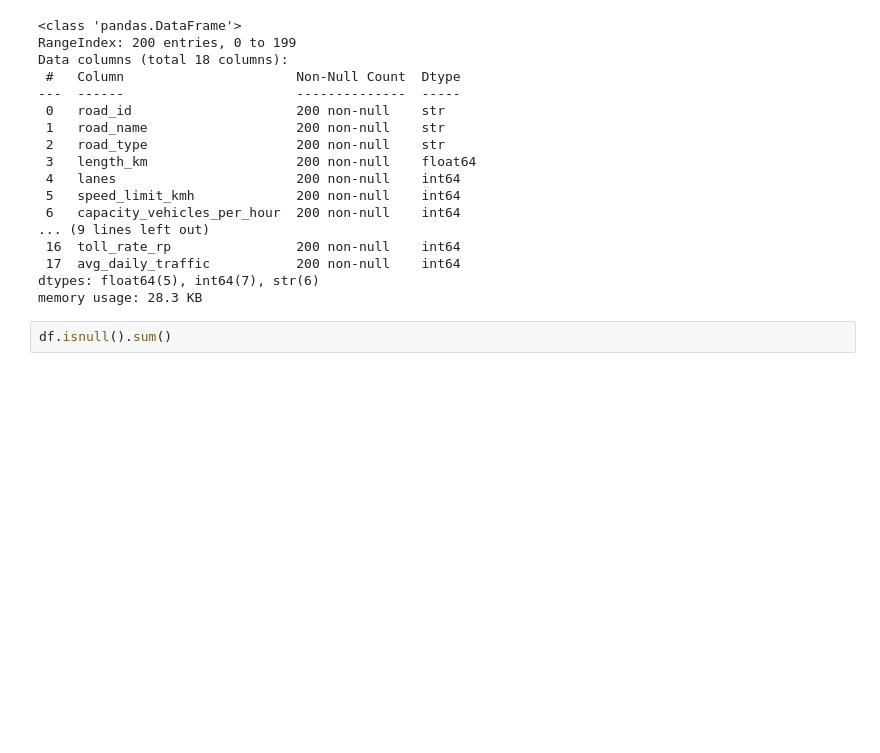
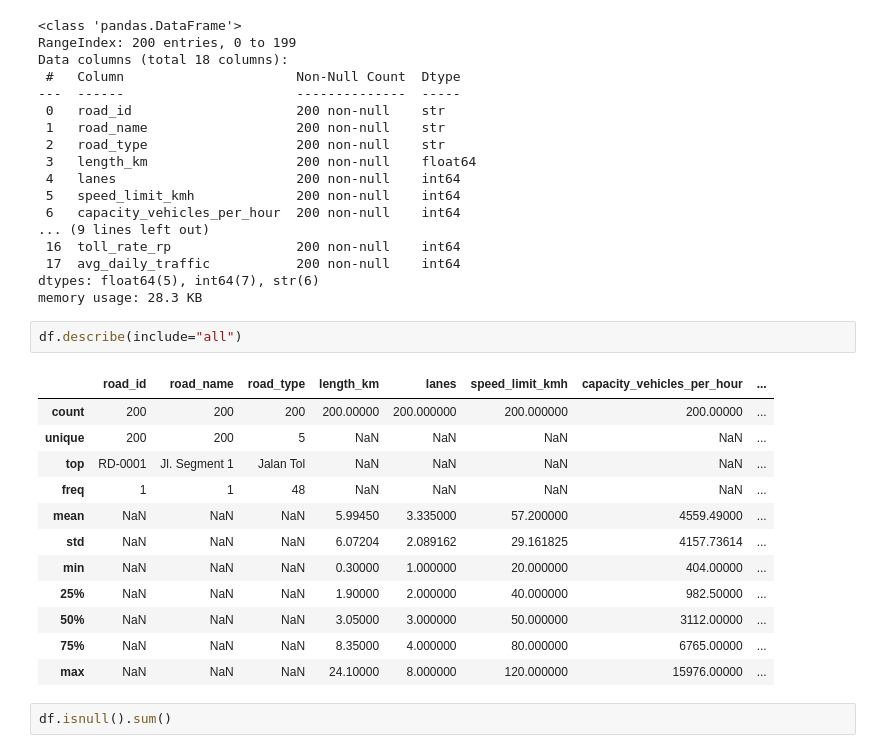
Before and after one commit to shejinshajahan007-afk/repo0517, a Jupyter notebook: main.ipynb, the cells around one changed output. Drawn from its saved outputs; the diff is of its cells as text; blank space fills up the shorter version.

```diff
--- a/main.ipynb
+++ b/main.ipynb
@@ -41,6 +53,21 @@ Data columns (total 18 columns):
  17  avg_daily_traffic           200 non-null    int64
 dtypes: float64(5), int64(7), str(6)
 memory usage: 28.3 KB
+# %%
+df.describe(include="all")
+# %% [output]
+|  | road_id | road_name | road_type | length_km | lanes | speed_limit_kmh | capacity_vehicles_per_hour | ... |
+| count | 200 | 200 | 200 | 200.00000 | 200.000000 | 200.000000 | 200.00000 | ... |
+| unique | 200 | 200 | 5 | NaN | NaN | NaN | NaN | ... |
+| top | RD-0001 | Jl. Segment 1 | Jalan Tol | NaN | NaN | NaN | NaN | ... |
+| freq | 1 | 1 | 48 | NaN | NaN | NaN | NaN | ... |
+| mean | NaN | NaN | NaN | 5.99450 | 3.335000 | 57.200000 | 4559.49000 | ... |
+| std | NaN | NaN | NaN | 6.07204 | 2.089162 | 29.161825 | 4157.73614 | ... |
+| min | NaN | NaN | NaN | 0.30000 | 1.000000 | 20.000000 | 404.00000 | ... |
+| 25% | NaN | NaN | NaN | 1.90000 | 2.000000 | 40.000000 | 982.50000 | ... |
+| 50% | NaN | NaN | NaN | 3.05000 | 3.000000 | 50.000000 | 3112.00000 | ... |
+| 75% | NaN | NaN | NaN | 8.35000 | 4.000000 | 80.000000 | 6765.00000 | ... |
+| max | NaN | NaN | NaN | 24.10000 | 8.000000 | 120.000000 | 15976.00000 | ... |
 # %%
 df.isnull().sum()
 # %% [output]
```
Also changed, not shown: parts of 25 cells of this notebook, 4 other files.
